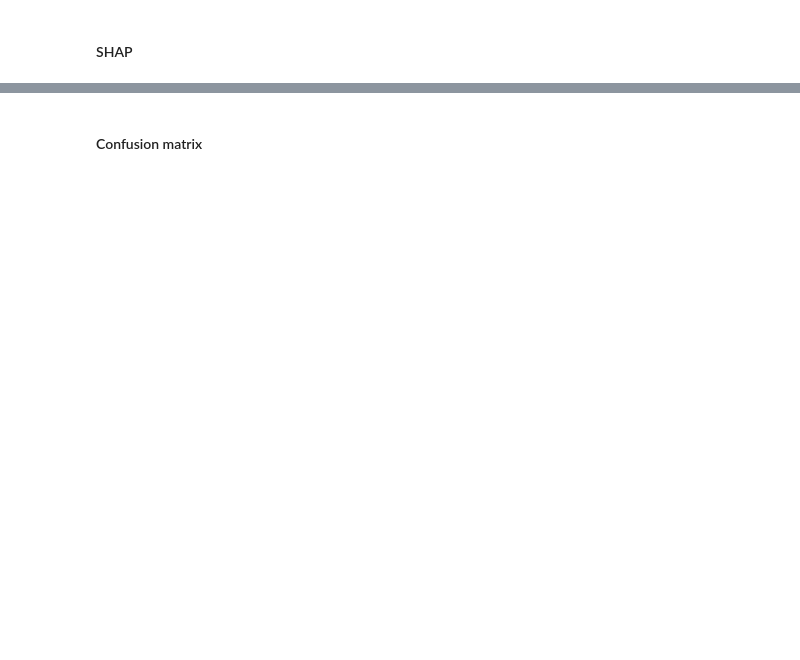
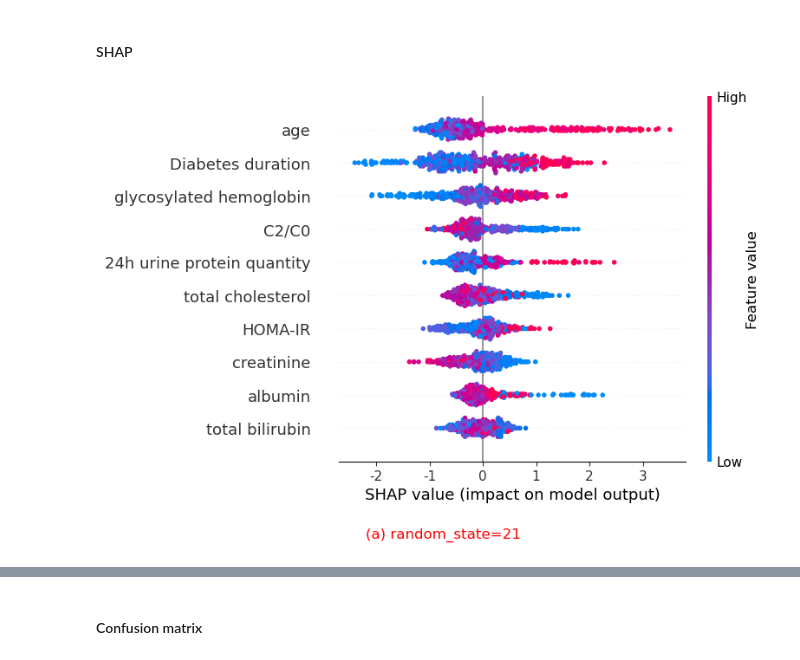
Before and after one commit to Step2312/Code, a Jupyter notebook: dpn/dpn-版本11987.ipynb, the cells around one changed output, grey strips where cells are left out. Saved outputs shown, nothing was run; the diff lists cells and outputs as text; code cells hidden in the pictures; blank space fills up the shorter version.

```diff
--- a/dpn/dpn-版本11987.ipynb
+++ b/dpn/dpn-版本11987.ipynb
@@ -483,5 +483,21 @@ if round(np.mean(Accuracy), 3) >=0.8:
 # %% [markdown]
 #### SHAP
+# %%
+from sklearn.model_selection import train_test_split
+data = pd.read_excel('../output/data/dpn_resampled.xlsx')
+X_shap = data.drop(columns='Category')
+y_shap = data['Category']
+random_state = 21
+X_shap_train,X_shap_test,y_shap_train,y_shap_test = train_test_split(X_shap,y_shap,test_size=0.3,random_state=random_state)
+clf_xgb.fit(X_shap_train,y_shap_train)
+explainer = shap.TreeExplainer(clf_xgb)
+shap_values_XGBoost_test = explainer.shap_values(X_shap_test)
+plt.text(0.3, -0.2, f'(a) random_state={random_state}', ha='center', va='center', transform=plt.gca().transAxes,color='red',fontsize=12)
+shap.summary_plot(shap_values_XGBoost_test, X_shap_test,max_display=10,show=False)
+plt.savefig(f'../output/picture/XGBoost_shap_{random_state}.tiff',dpi=300,bbox_inches='tight')
+plt.show()
+# %% [output]
+[figure, added]
 # %%
 from sklearn.model_selection import train_test_split
 data = pd.read_excel('../output/data/dpn_resampled.xlsx')
```
Also changed, not shown: parts of 18 cells of this notebook, 15 other files.
